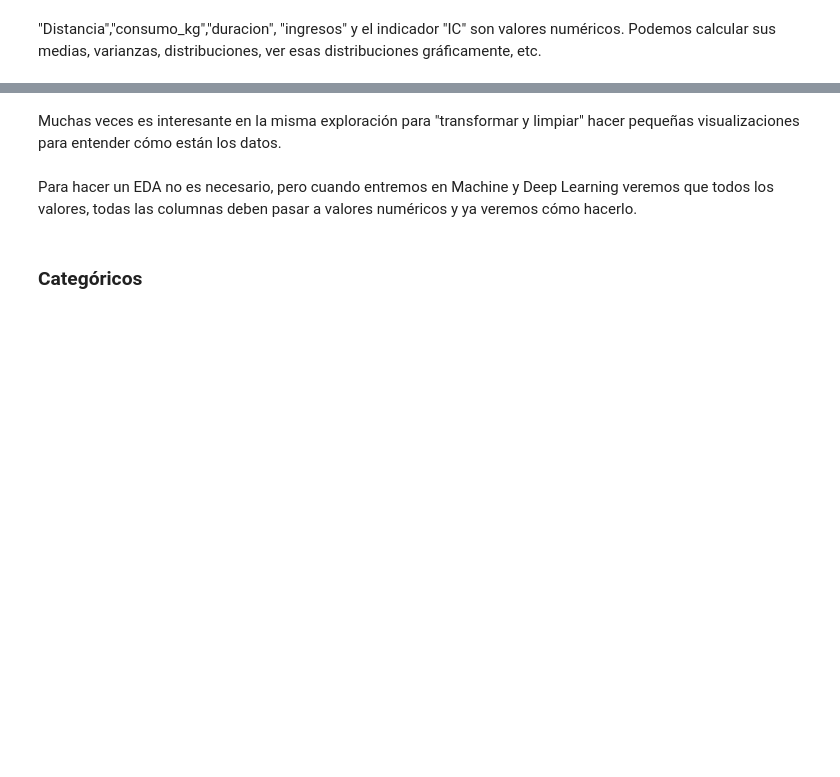
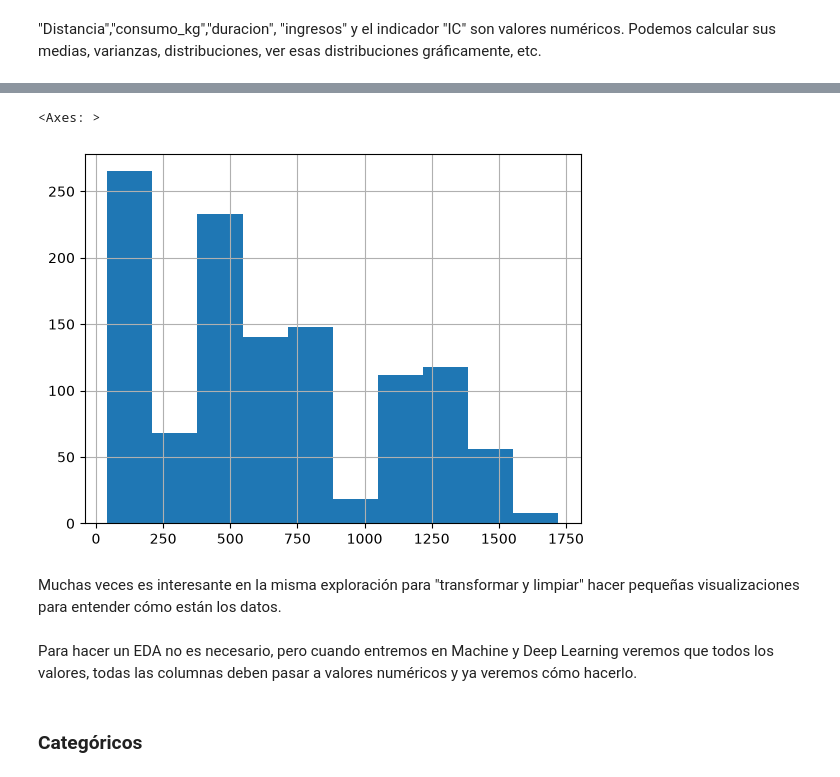
Before and after one commit to daoggianu-ora/Daniela-Oggianu-DSOnline, a Jupyter notebook: 03_Data_Analysis/01_Introduccion_Procesos_ETL/01_Workout/04_Tipos_de_Datos.ipynb, the cells around one changed output, grey strips where cells are left out. Saved outputs shown, nothing was run; the diff lists cells and outputs as text; code cells hidden in the pictures; blank space fills up the shorter version.

```diff
--- a/03_Data_Analysis/01_Introduccion_Procesos_ETL/01_Workout/04_Tipos_de_Datos.ipynb
+++ b/03_Data_Analysis/01_Introduccion_Procesos_ETL/01_Workout/04_Tipos_de_Datos.ipynb
@@ -30,3 +87,8 @@ Es decir los campos o características o columnas que contienen valores numéric
+# %%
+df_datos["duracion"].hist()
+# %% [output]
+<Axes: >
+[figure, added]
 # %% [markdown]
 Muchas veces es interesante en la misma exploración para "transformar y limpiar" hacer pequeñas visualizaciones para entender cómo están los datos.
 # %% [markdown]
```
Also changed, not shown: parts of 13 cells of this notebook.
